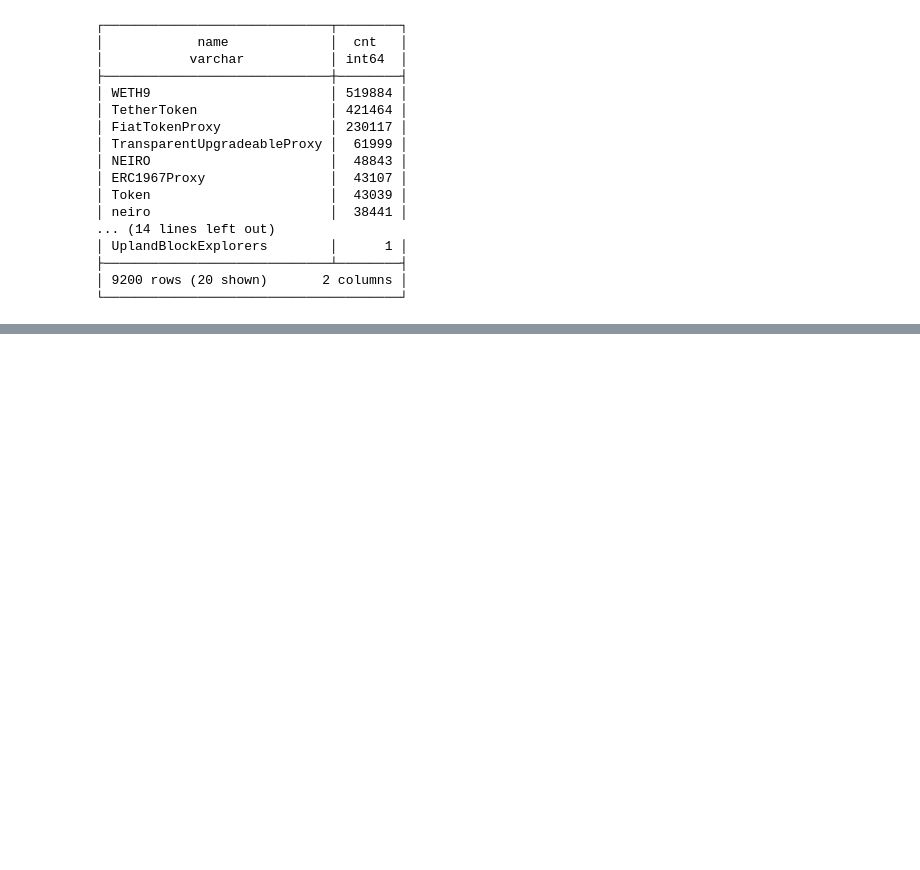
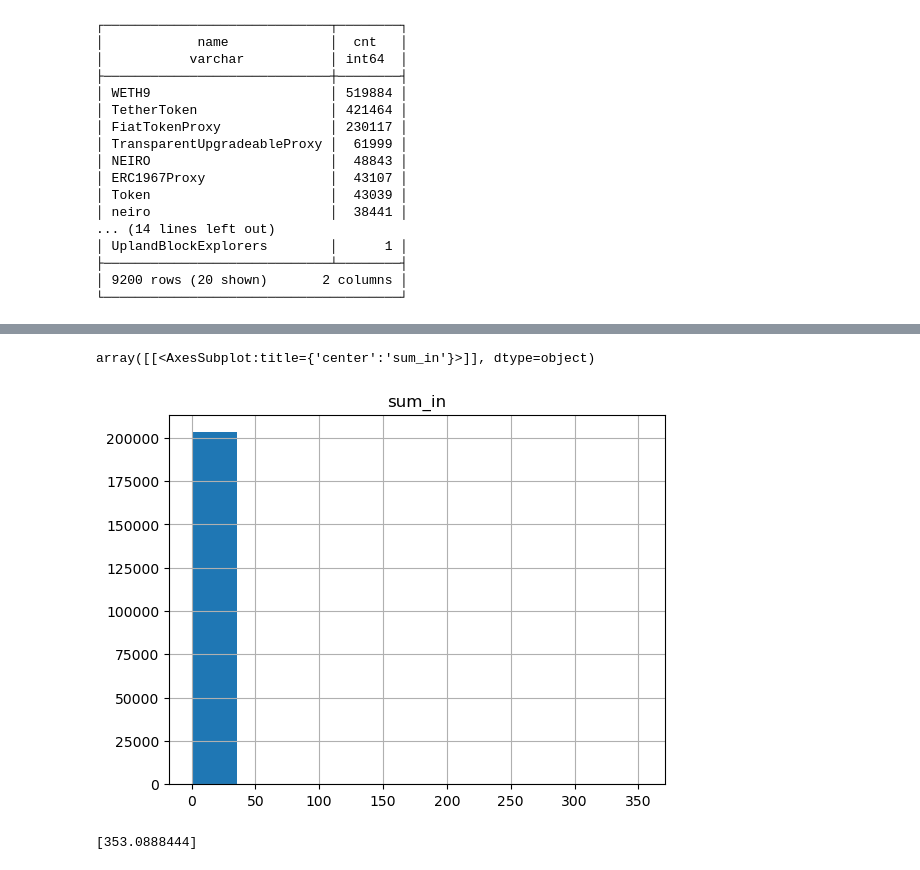
Before and after one commit to npoluyaktov/remote_jupyter, a Jupyter notebook: data/eth_graph.ipynb, the cells around one changed output, grey strips where cells are left out. Cells and saved outputs as stored; diff of their text form; code cells hidden in the pictures; blank space fills up the shorter version.

```diff
--- a/data/eth_graph.ipynb
+++ b/data/eth_graph.ipynb
@@ -179,0 +386,16 @@ plt.hist([x for x in weights if x > 0.1])
+# %%
+numerical_transformer = Pipeline(steps=[
+    ('scaler', StandardScaler())
+])
+
+categorical_transformer = Pipeline(steps=[
+    ('label', OrdinalEncoder())
+])
+
+preprocessor_pipeline = ColumnTransformer(transformers=[
+    ('cat', categorical_transformer, categorical_features),
+    ('num', numerical_transformer, numerical_features),
+    ('pass', 'passthrough', unchanged)
+])
+# %%
+preprocessor_pipeline.fit(x)
@@ -179,0 +411,2 @@ plt.hist([x for x in weights if x > 0.1])
+# %%
+x_ = preprocessor_pipeline.transform(x)
@@ -179,0 +429,2 @@ plt.hist([x for x in weights if x > 0.1])
+# %%
+df = pd.DataFrame(data=x_, columns=['type', 'uniq_addr_in', 'sum_in', 'lifetime', 'uniq_addr_in_ratio', 'sum_in_ratio'])
@@ -179,0 +440,9 @@ plt.hist([x for x in weights if x > 0.1])
+# %%
+df.hist('sum_in')
+# %% [output]
+array([[<AxesSubplot:title={'center':'sum_in'}>]], dtype=object)
+[figure, added]
+# %%
+print(max(df[['sum_in']].values))
+# %% [output]
+[353.0888444]
```
Also changed, not shown: parts of 38 cells of this notebook, 1 other file.
